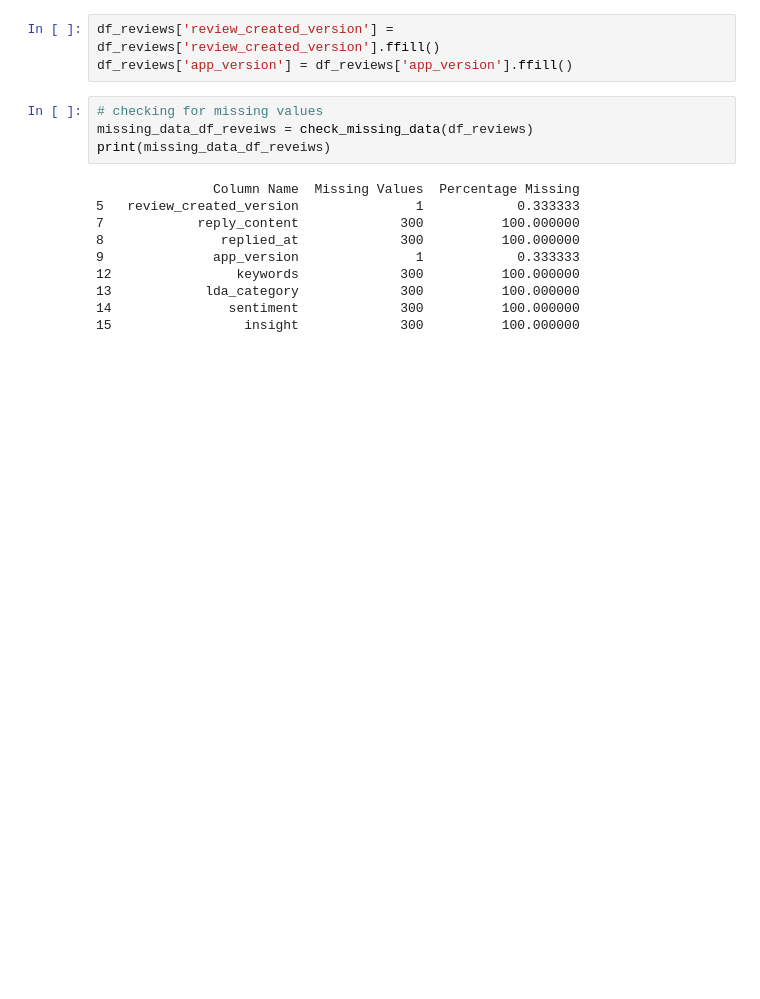
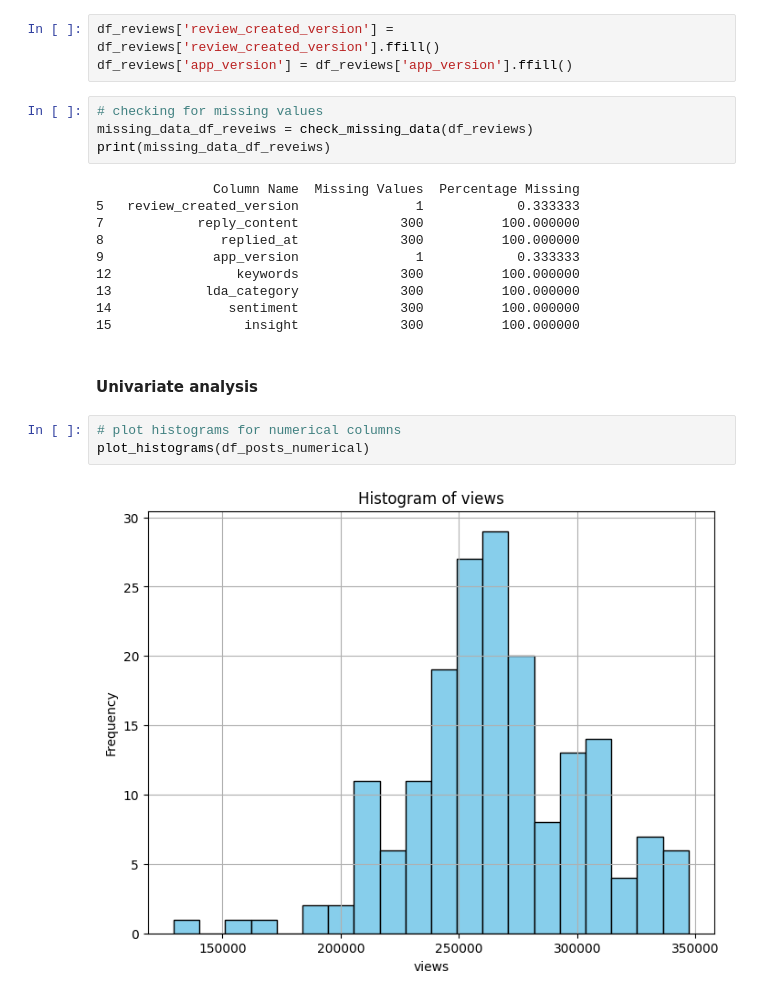
Before and after one commit to abrahamshimelis/Marketing-Analytics-Dashboard, a Jupyter notebook: notebooks/EDA.ipynb, the cells around one changed output. Saved outputs shown, nothing was run; the diff lists cells and outputs as text; blank space fills up the shorter version.

Commit message:
do univariate and multvariate analysis

```diff
--- a/notebooks/EDA.ipynb
+++ b/notebooks/EDA.ipynb
@@ -271,3 +322,10 @@ print(missing_data_df_reveiws)
 13            lda_category             300          100.000000
 14               sentiment             300          100.000000
 15                 insight             300          100.000000
+# %% [markdown]
+#### Univariate analysis
+# %%
+# plot histograms for numerical columns
+plot_histograms(df_posts_numerical)
+# %% [output]
+[figure, added]
```
Also changed, not shown: parts of 23 cells of this notebook, 1 other file.
